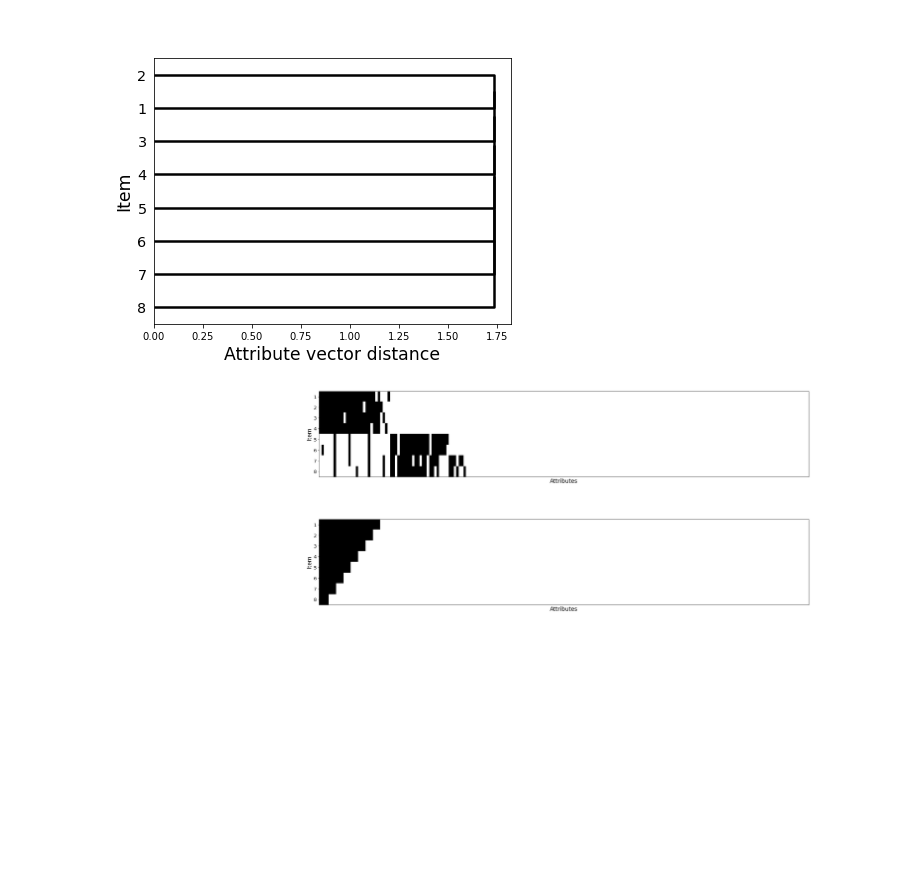
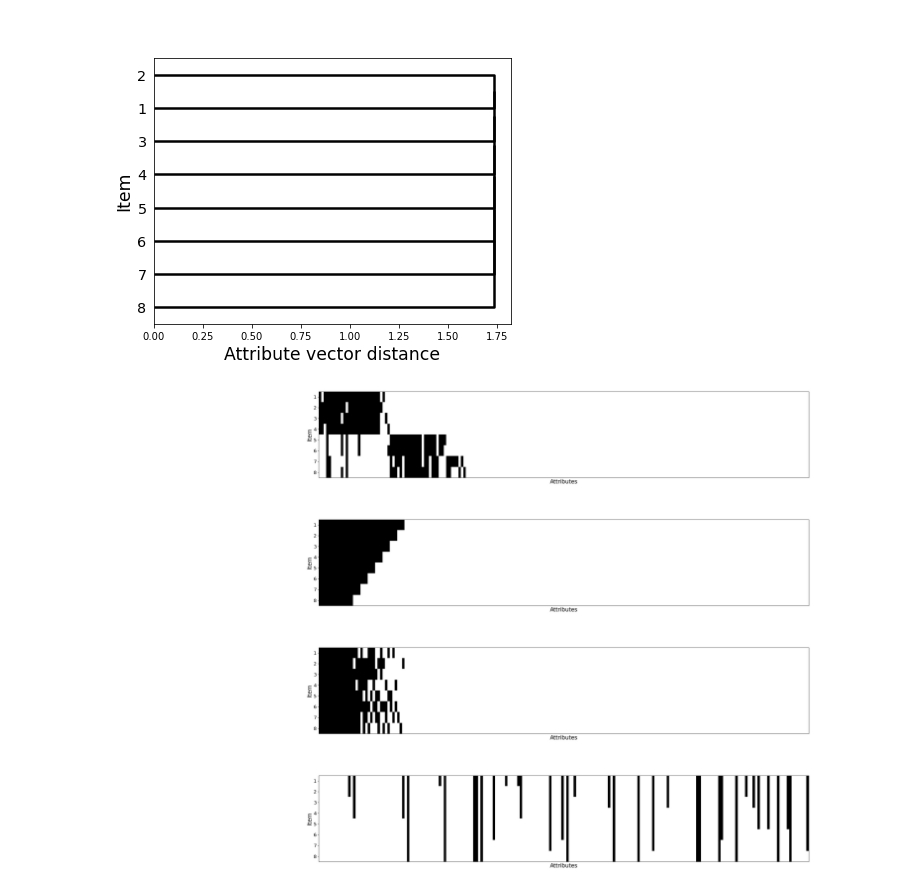
Before and after one commit to ethanbb/disjoint-domain, a Jupyter notebook: figure1.ipynb, the cells around one changed output. Saved outputs shown, nothing was run; the diff lists cells and outputs as text; code cells hidden in the pictures; blank space fills up the shorter version.

```diff
--- a/figure1.ipynb
+++ b/figure1.ipynb
@@ -18,10 +18,14 @@ plt.rcParams['svg.fonttype'] = 'none'
 # %%
 # Make plots of attribute correlation for each disjoint-domain structure
 
-cluster_infos = {
+cluster_infos_all = {
     'hierarchy': {'clusters': '4-2-2', 'organized': True},
-    'ordering': {'clusters': 'saxe-ordering', 'n_set_step': 3}
+    'ordering': {'clusters': 'saxe-ordering', 'n_set_step': 3},
 }
+cluster_infos_all['ordering_scrambled'] = {**cluster_infos_all['ordering'], 'special': ['scramble']}
+cluster_infos_all['ordering_disorganized'] = {**cluster_infos_all['ordering'], 'organized': False}
+
+cluster_infos = {k: v for k, v in cluster_infos_all.items() if k in ['hierarchy', 'ordering']}
 
 simple_net_params = {
     'n_domains': 4, 'use_ctx_repr': False, 'use_ctx': False,
@@ -85,27 +89,29 @@ for name, cluster_info in cluster_infos.items():
 # %%
 # Try making attribute plots instead
 figs = []
 
-for name, cluster_info in cluster_infos.items():
+for name, cluster_info in cluster_infos_all.items():
     net_params = {**simple_net_params, 'n_domains': 1, 'cluster_info': cluster_info}
 
     with mpl.rc_context({'image.cmap': 'binary'}):
         fig, axs = dd.plot_item_attributes(ctx_per_domain=1, attrs_per_context=net_params['attrs_per_context'],
                                            attrs_set_per_item=net_params['attrs_set_per_item'], cluster_info=cluster_info, figsize=(34, 4.8))
 
     axs[0].remove()
     axs[1].remove()
     ax = axs[2]
     ax.set_yticks(range(dd.ITEMS_PER_DOMAIN))
     ax.set_yticklabels([str(n+1) for n in range(dd.ITEMS_PER_DOMAIN)], size='x-large')
     ax.set_ylabel('Item', size='xx-large')
     ax.set_title('')
     ax.set_xticks([])
     ax.set_xlabel('Attributes', size='xx-large')
     figs.append(fig)
 
-    util.print_svg(fig, f'figures/hierarchy_saxe_ordering/{name}_attrs.svg')
+    # util.print_svg(fig, f'figures/hierarchy_saxe_ordering/{name}_attrs.svg')
     plt.show()
 # %% [output]
-[figure, old version]
+[figure, new version]
-[figure, old version]
+[figure, new version]
+[figure, added]
+[figure, added]
```
Also changed, not shown: parts of 1 cell of this notebook, 29 other files.
